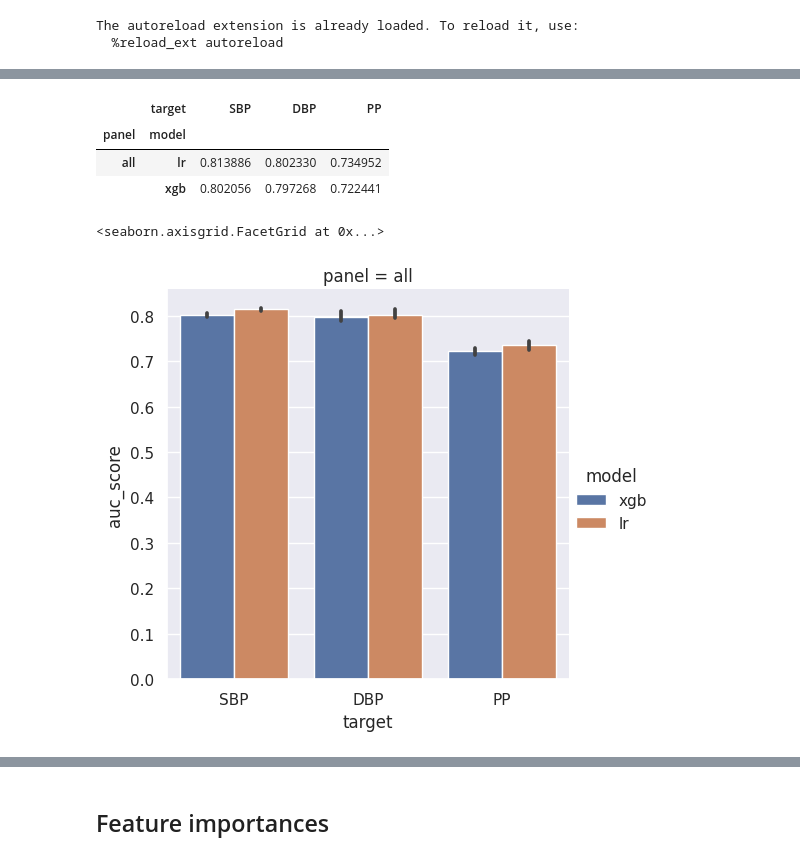
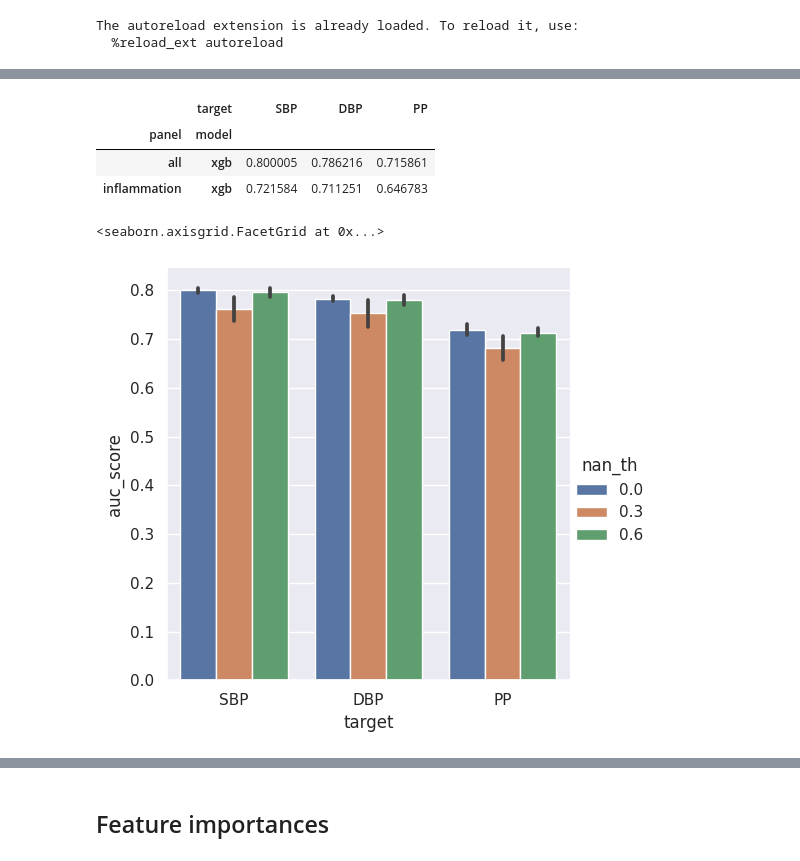
Before and after one commit to ipolharvard/biobank_olink, a Jupyter notebook: notebooks/exp_two_extremes.ipynb, the cells around one changed output, grey strips where cells are left out. Saved outputs shown, nothing was run; the diff lists cells and outputs as text; code cells hidden in the pictures.

```diff
--- a/notebooks/exp_two_extremes.ipynb
+++ b/notebooks/exp_two_extremes.ipynb
@@ -18,13 +16,14 @@ DATA_DIR = files("biobank_olink.data")
 The autoreload extension is already loaded. To reload it, use:
   %reload_ext autoreload
 # %%
-results = [json.load(p.open()) for p in (DATA_DIR / "../../results").iterdir()]
+results = [json.load(p.open()) for p in (PROJECT_ROOT / "results").iterdir()]
 results = pd.DataFrame(chain.from_iterable(results))
-results.loc[results.model.isnull(), "model"] = "xgb"
+results.loc[results.model.isna(), "model"] = "xgb"
 results["target"] = results.target.str.upper()
 
 targets = ["SBP", "DBP", "PP"]
-panels = ["all"]#, "cardiometabolic", "inflammation"]
+panels = ["all", "inflammation"]
 
-results_base = results.loc[results.interactions.isin((0, np.nan, None)) & results.n_best_feats.isin((0, np.nan, None))]
+results_base = results.loc[
+    results.interactions.isin((0, np.nan, None)) & results.n_best_feats.isin((0, np.nan, None))]
 # %%
@@ -54,21 +52,18 @@ results_xgb.groupby(["model", "panel", "target"]).agg(**agg_values, count=("mode
 # %%
 res_xgb_gb = results_xgb.groupby(["model", "panel", "target"]).agg(**agg_values,
                                                                    count=("model", 'size'))
-res_lr_gb = results_lr.groupby(["model", "panel", "target"]).agg(**agg_values,
-                                                                 count=("model", 'size'))
-res = pd.concat([res_lr_gb, res_xgb_gb])
-res["mean_auc_score"].unstack("target").reorder_levels([1, 0]).sort_index().loc[:, targets]
+res_xgb_gb["mean_auc_score"].unstack("target").reorder_levels([1, 0]).sort_index().loc[:, targets]
 # %% [output]
 |  | target | SBP | DBP | PP |
 | panel | model |  |  |  |
-| all | lr | 0.813886 | 0.802330 | 0.734952 |
-|  | xgb | 0.802056 | 0.797268 | 0.722441 |
+| all | xgb | 0.800005 | 0.786216 | 0.715861 |
+| inflammation | xgb | 0.721584 | 0.711251 | 0.646783 |
 # %%
-sns.catplot(data=pd.concat([results_xgb, results_lr]), x="target", y="auc_score",
-            order=targets, hue="model", col="panel", kind="bar", col_order=panels)
+sns.catplot(data=results_xgb, x="target", y="auc_score",
+            order=targets, hue="nan_th", kind="bar", col_order=panels)
 # %% [output]
 <seaborn.axisgrid.FacetGrid at 0x...>
-[figure, old version]
+[figure, new version]
 # %%
 from sklearn.metrics import roc_curve, auc
 import matplotlib.pyplot as plt
```
Also changed, not shown: parts of 14 cells of this notebook, 4 other files.
